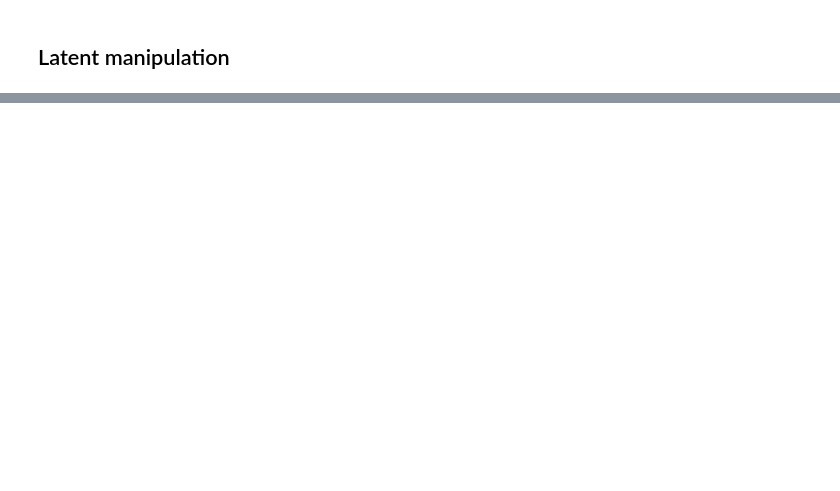
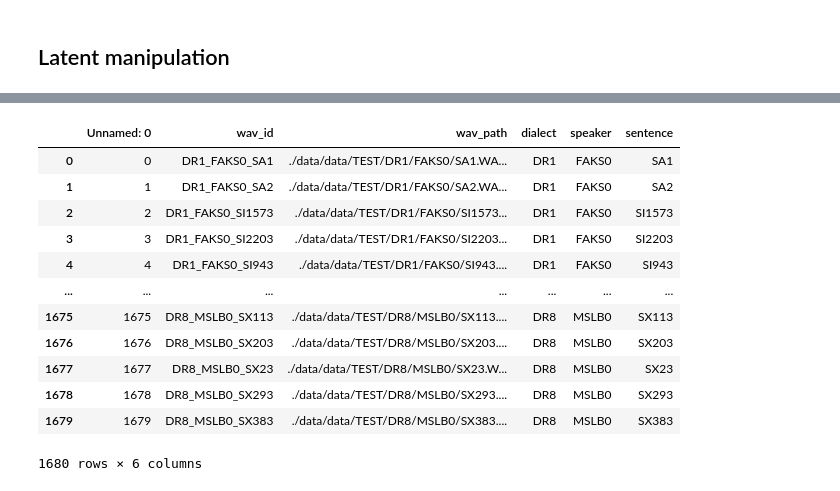
Before and after one commit to nvnhat95/analyze-speech-models, a Jupyter notebook: debug.ipynb, the cells around one changed output, grey strips where cells are left out. Drawn from its saved outputs; the diff is of its cells as text; code cells hidden in the pictures; blank space fills up the shorter version.

```diff
--- a/debug.ipynb
+++ b/debug.ipynb
@@ -909,0 +1164,18 @@ tensor(0.1313, device='cuda:0', grad_fn=<MeanBackward0>)
+# %%
+df = pd.read_csv("./data/TIMIT_test.csv")
+# %%
+df
+# %% [output]
+|  | Unnamed: 0 | wav_id | wav_path | dialect | speaker | sentence |
+| 0 | 0 | DR1_FAKS0_SA1 | ./data/data/TEST/DR1/FAKS0/SA1.WA... | DR1 | FAKS0 | SA1 |
+| 1 | 1 | DR1_FAKS0_SA2 | ./data/data/TEST/DR1/FAKS0/SA2.WA... | DR1 | FAKS0 | SA2 |
+| 2 | 2 | DR1_FAKS0_SI1573 | ./data/data/TEST/DR1/FAKS0/SI1573... | DR1 | FAKS0 | SI1573 |
+| 3 | 3 | DR1_FAKS0_SI2203 | ./data/data/TEST/DR1/FAKS0/SI2203... | DR1 | FAKS0 | SI2203 |
+| 4 | 4 | DR1_FAKS0_SI943 | ./data/data/TEST/DR1/FAKS0/SI943.... | DR1 | FAKS0 | SI943 |
+| ... | ... | ... | ... | ... | ... | ... |
+| 1675 | 1675 | DR8_MSLB0_SX113 | ./data/data/TEST/DR8/MSLB0/SX113.... | DR8 | MSLB0 | SX113 |
+| 1676 | 1676 | DR8_MSLB0_SX203 | ./data/data/TEST/DR8/MSLB0/SX203.... | DR8 | MSLB0 | SX203 |
+| 1677 | 1677 | DR8_MSLB0_SX23 | ./data/data/TEST/DR8/MSLB0/SX23.W... | DR8 | MSLB0 | SX23 |
+| 1678 | 1678 | DR8_MSLB0_SX293 | ./data/data/TEST/DR8/MSLB0/SX293.... | DR8 | MSLB0 | SX293 |
+| 1679 | 1679 | DR8_MSLB0_SX383 | ./data/data/TEST/DR8/MSLB0/SX383.... | DR8 | MSLB0 | SX383 |
+1680 rows × 6 columns
```
Also changed, not shown: parts of 126 cells of this notebook, 8 other files.
